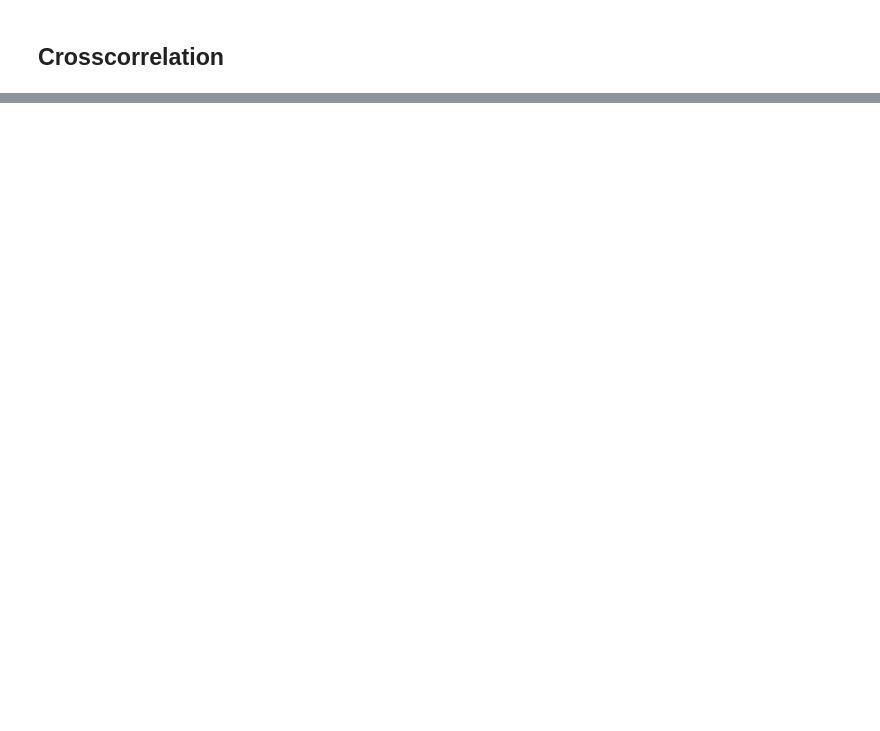
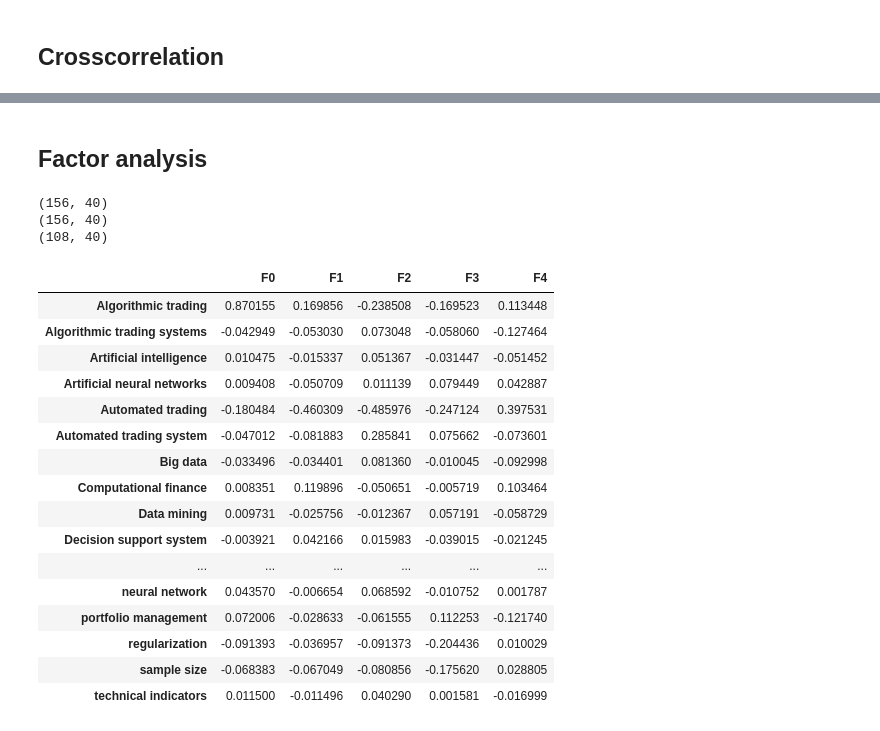
Before and after one commit to jdvelasq/techminer-old-deprecated, a Jupyter notebook: guide/tutorial/4-matrix-analysis.ipynb, the cells around one changed output, grey strips where cells are left out. Drawn from its saved outputs; the diff is of its cells as text; code cells hidden in the pictures; blank space fills up the shorter version.

```diff
--- a/guide/tutorial/4-matrix-analysis.ipynb
+++ b/guide/tutorial/4-matrix-analysis.ipynb
@@ -224,0 +225,27 @@ heatmap(
+# %% [markdown]
+## Factor analysis
+# %%
+from techMiner import pca
+
+pca(df=records, term='Keywords', sep=';', n_components=5, N=40)
+# %% [output]
+(156, 40)
+(156, 40)
+(108, 40)
+|  | F0 | F1 | F2 | F3 | F4 |
+| Algorithmic trading | 0.870155 | 0.169856 | -0.238508 | -0.169523 | 0.113448 |
+| Algorithmic trading systems | -0.042949 | -0.053030 | 0.073048 | -0.058060 | -0.127464 |
+| Artificial intelligence | 0.010475 | -0.015337 | 0.051367 | -0.031447 | -0.051452 |
+| Artificial neural networks | 0.009408 | -0.050709 | 0.011139 | 0.079449 | 0.042887 |
+| Automated trading | -0.180484 | -0.460309 | -0.485976 | -0.247124 | 0.397531 |
+| Automated trading system | -0.047012 | -0.081883 | 0.285841 | 0.075662 | -0.073601 |
+| Big data | -0.033496 | -0.034401 | 0.081360 | -0.010045 | -0.092998 |
+| Computational finance | 0.008351 | 0.119896 | -0.050651 | -0.005719 | 0.103464 |
+| Data mining | 0.009731 | -0.025756 | -0.012367 | 0.057191 | -0.058729 |
+| Decision support system | -0.003921 | 0.042166 | 0.015983 | -0.039015 | -0.021245 |
+| ... | ... | ... | ... | ... | ... |
+| neural network | 0.043570 | -0.006654 | 0.068592 | -0.010752 | 0.001787 |
+| portfolio management | 0.072006 | -0.028633 | -0.061555 | 0.112253 | -0.121740 |
+| regularization | -0.091393 | -0.036957 | -0.091373 | -0.204436 | 0.010029 |
+| sample size | -0.068383 | -0.067049 | -0.080856 | -0.175620 | 0.028805 |
+| technical indicators | 0.011500 | -0.011496 | 0.040290 | 0.001581 | -0.016999 |
```
Also changed, not shown: parts of 5 cells of this notebook, 1 other file.
